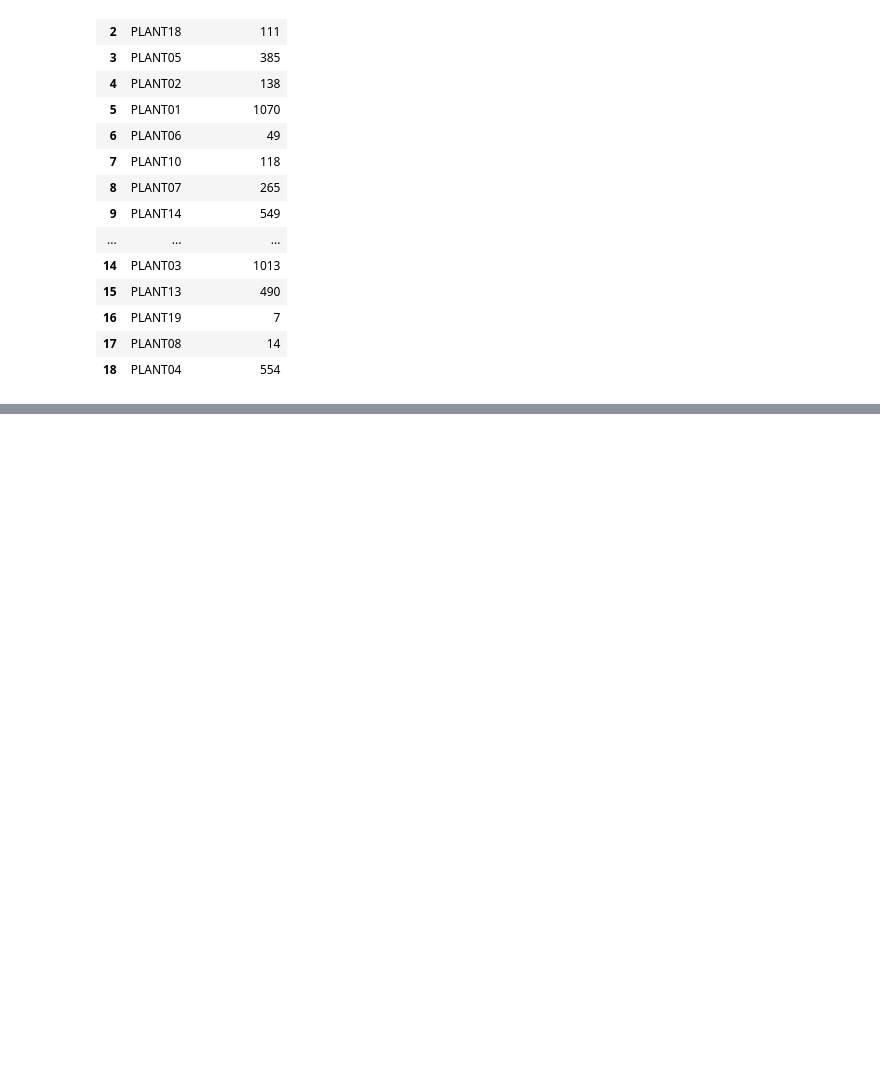
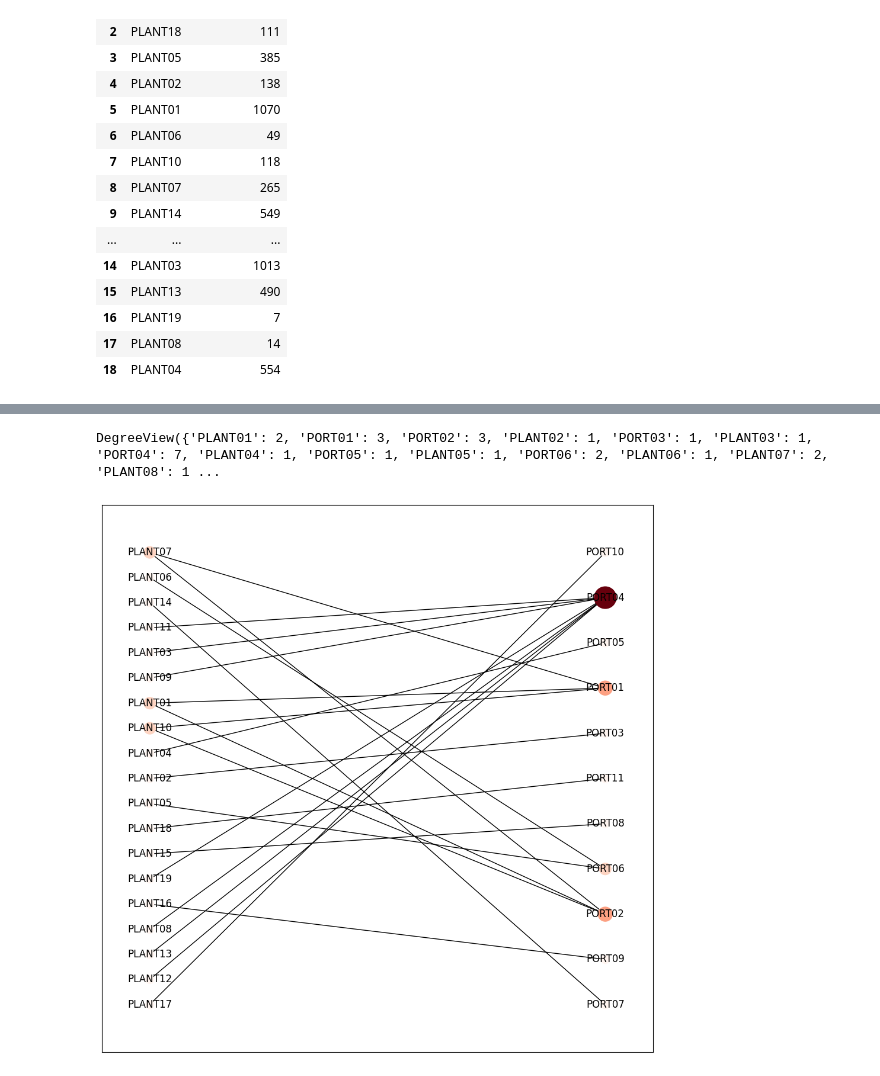
Before and after one commit to ram-polisetti/DataScience, a Jupyter notebook: routing-optmization.ipynb, the cells around one changed output, grey strips where cells are left out. Cells and saved outputs as stored; diff of their text form; code cells hidden in the pictures; blank space fills up the shorter version.

```diff
--- a/routing-optmization.ipynb
+++ b/routing-optmization.ipynb
@@ -160,0 +190,28 @@ wh_capacities.columns = column_name_change(wh_capacities)
+# %%
+network_graph_plant_ports = nx.from_pandas_edgelist(plant_ports, source='plant_code', target='port')
+# %%
+network_graph_plant_ports.degree
+# %% [output]
+DegreeView({'PLANT01': 2, 'PORT01': 3, 'PORT02': 3, 'PLANT02': 1, 'PORT03': 1, 'PLANT03': 1, 'PORT04': 7, 'PLANT04': 1, 'PORT05': 1, 'PLANT05': 1, 'PORT06': 2, 'PLANT06': 1, 'PLANT07': 2, 'PLANT08': 1 ...
+# %%
+fig, ax = plt.subplots(figsize=(12, 12))
+# ax.set_facecolor("Yellow")
+layout = nx.bipartite_layout(network_graph_plant_ports, plant_ports.plant_code)
+# print(layout)
+for i in layout:
+    if i.startswith("Plant"):
+        layout[i][0] -= 0.1
+    else:
+        layout[i][0] += 0.1
+degrees = dict(network_graph_plant_ports.degree)
+maps = [value*100 for value in degrees.values()]
+
+cmap = plt.cm.Reds
+kwargs = {"pos":layout, "ax":ax}
+
+nx.draw_networkx_nodes(network_graph_plant_ports, node_size=maps, node_color=maps, cmap=cmap, **kwargs)
+nx.draw_networkx_edges(network_graph_plant_ports, **kwargs)
+nx.draw_networkx_labels(network_graph_plant_ports, pos=layout)
+plt.show()
+# %% [output]
+[figure, added]
```
Also changed, not shown: parts of 2 cells of this notebook.
